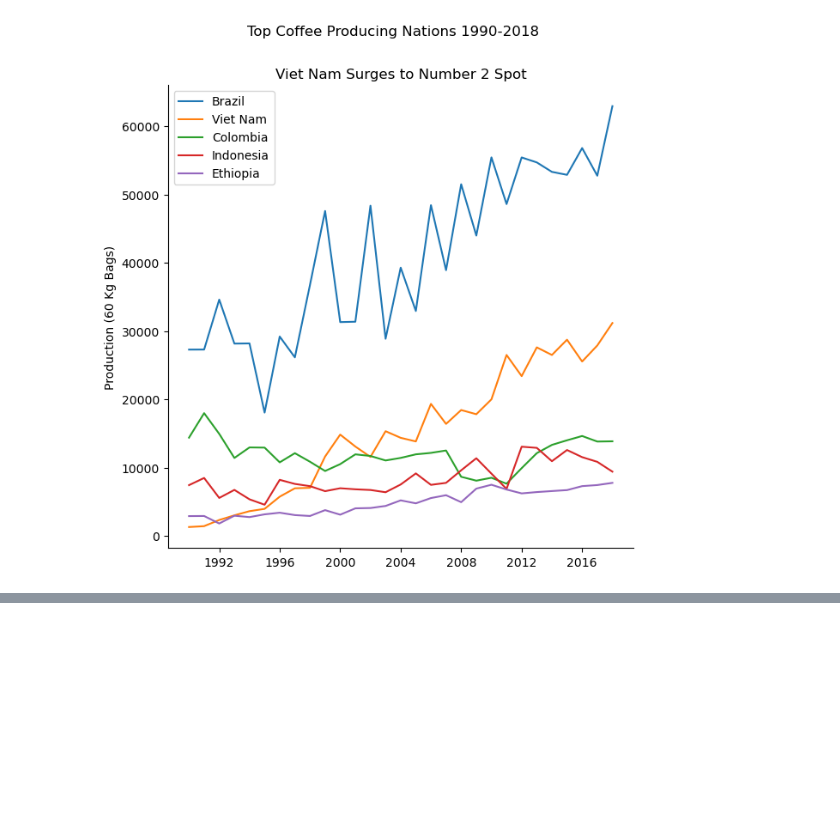
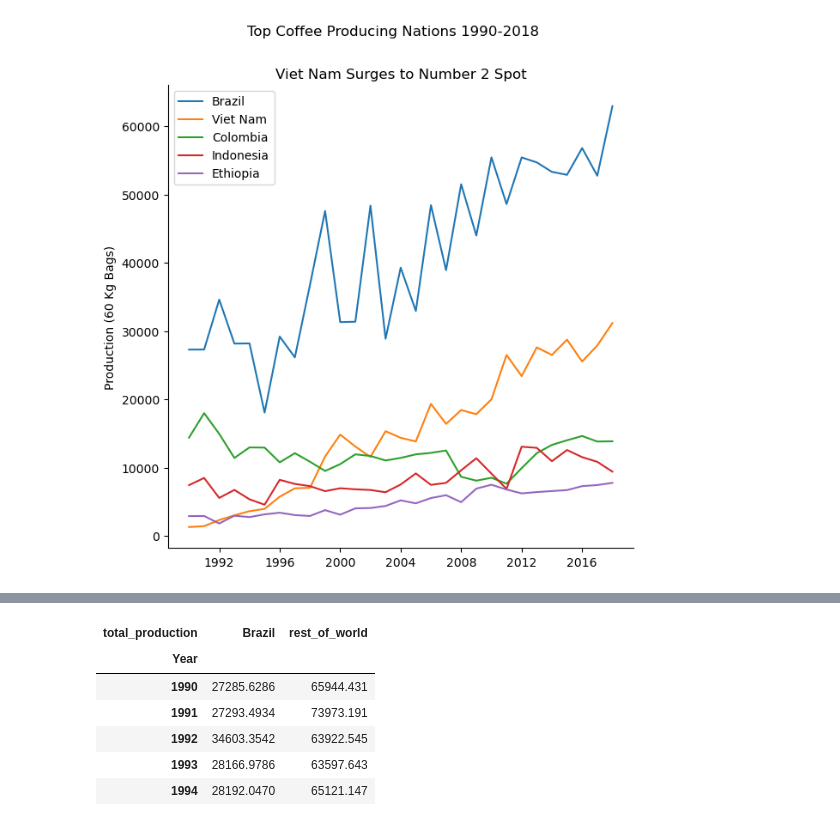
Before and after one commit to MeetPatel89/global_coffee_market, a Jupyter notebook: notebook.ipynb, the cells around one changed output, grey strips where cells are left out. Saved outputs shown, nothing was run; the diff lists cells and outputs as text; code cells hidden in the pictures; blank space fills up the shorter version.

```diff
--- a/notebook.ipynb
+++ b/notebook.ipynb
@@ -126,0 +131,11 @@ ax.legend()
+# %%
+brazil_vs_others = coffee_production.assign(rest_of_world = lambda x: x.drop("Brazil", axis=1).sum(axis=1)).loc[:, ["Brazil", "rest_of_world"]]
+brazil_vs_others.head()
+# %% [output]
+| total_production | Brazil | rest_of_world |
+| Year |  |  |
+| 1990 | 27285.6286 | 65944.431 |
+| 1991 | 27293.4934 | 73973.191 |
+| 1992 | 34603.3542 | 63922.545 |
+| 1993 | 28166.9786 | 63597.643 |
+| 1994 | 28192.0470 | 65121.147 |
```
Also changed, not shown: parts of 3 cells of this notebook.
